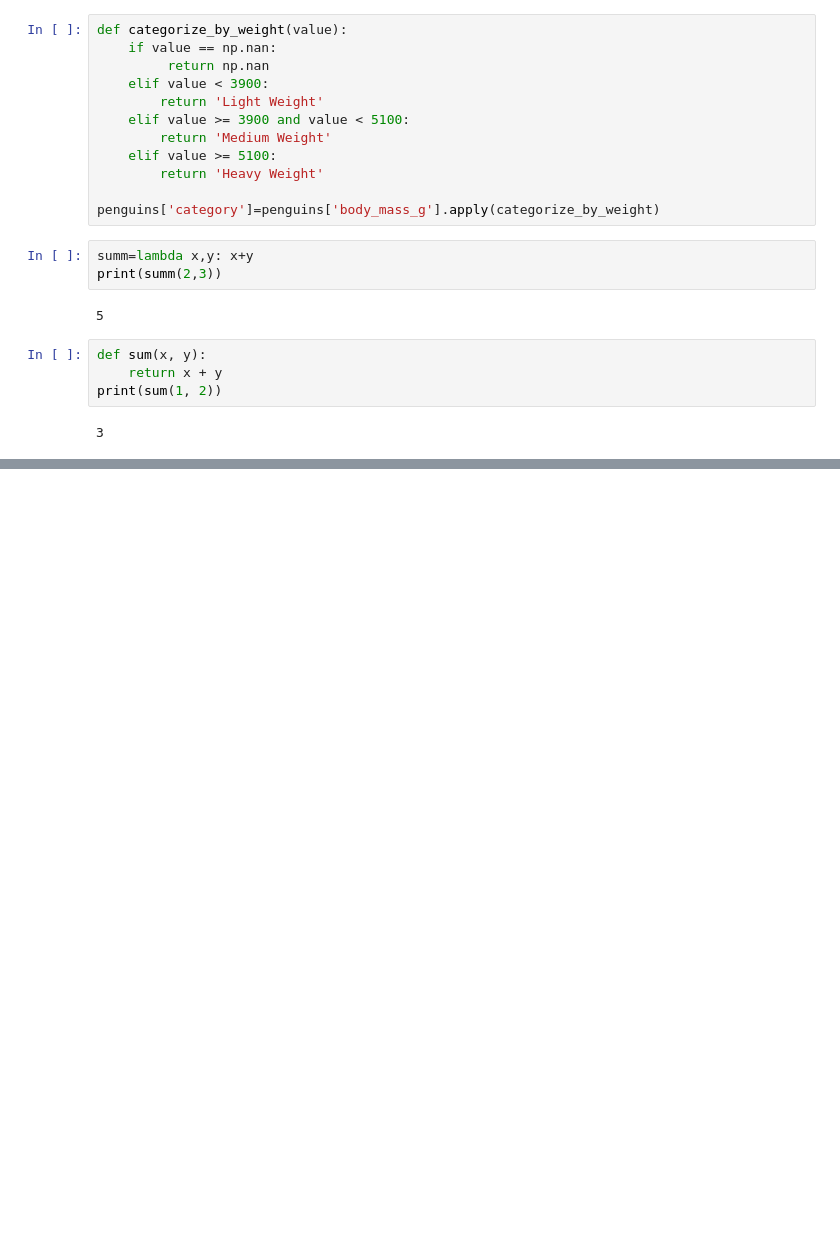
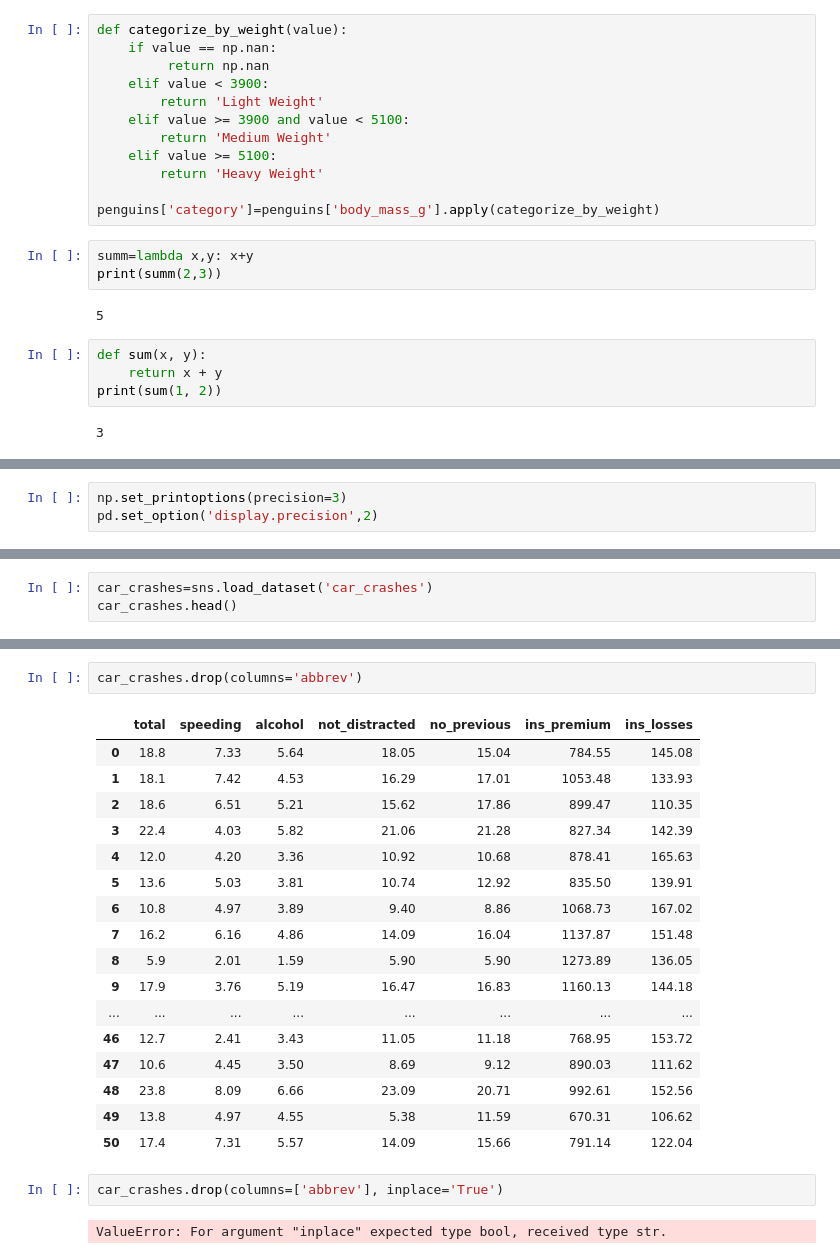
Before and after one commit to Utkash12/digipodium, a Jupyter notebook: data analysis/data_analysis.ipynb, the cells around one changed output, grey strips where cells are left out. Drawn from its saved outputs; the diff is of its cells as text; blank space fills up the shorter version.

```diff
--- a/data analysis/data_analysis.ipynb
+++ b/data analysis/data_analysis.ipynb
@@ -425,0 +458,3 @@ print(sum(1, 2))
+# %%
+np.set_printoptions(precision=3)
+pd.set_option('display.precision',2)
@@ -425,0 +617,3 @@ print(sum(1, 2))
+# %%
+car_crashes=sns.load_dataset('car_crashes')
+car_crashes.head()
@@ -425,0 +627,24 @@ print(sum(1, 2))
+# %%
+car_crashes.drop(columns='abbrev')
+# %% [output]
+|  | total | speeding | alcohol | not_distracted | no_previous | ins_premium | ins_losses |
+| 0 | 18.8 | 7.33 | 5.64 | 18.05 | 15.04 | 784.55 | 145.08 |
+| 1 | 18.1 | 7.42 | 4.53 | 16.29 | 17.01 | 1053.48 | 133.93 |
+| 2 | 18.6 | 6.51 | 5.21 | 15.62 | 17.86 | 899.47 | 110.35 |
+| 3 | 22.4 | 4.03 | 5.82 | 21.06 | 21.28 | 827.34 | 142.39 |
+| 4 | 12.0 | 4.20 | 3.36 | 10.92 | 10.68 | 878.41 | 165.63 |
+| 5 | 13.6 | 5.03 | 3.81 | 10.74 | 12.92 | 835.50 | 139.91 |
+| 6 | 10.8 | 4.97 | 3.89 | 9.40 | 8.86 | 1068.73 | 167.02 |
+| 7 | 16.2 | 6.16 | 4.86 | 14.09 | 16.04 | 1137.87 | 151.48 |
+| 8 | 5.9 | 2.01 | 1.59 | 5.90 | 5.90 | 1273.89 | 136.05 |
+| 9 | 17.9 | 3.76 | 5.19 | 16.47 | 16.83 | 1160.13 | 144.18 |
+| ... | ... | ... | ... | ... | ... | ... | ... |
+| 46 | 12.7 | 2.41 | 3.43 | 11.05 | 11.18 | 768.95 | 153.72 |
+| 47 | 10.6 | 4.45 | 3.50 | 8.69 | 9.12 | 890.03 | 111.62 |
+| 48 | 23.8 | 8.09 | 6.66 | 23.09 | 20.71 | 992.61 | 152.56 |
+| 49 | 13.8 | 4.97 | 4.55 | 5.38 | 11.59 | 670.31 | 106.62 |
+| 50 | 17.4 | 7.31 | 5.57 | 14.09 | 15.66 | 791.14 | 122.04 |
+# %%
+car_crashes.drop(columns=['abbrev'], inplace='True')
+# %% [output]
+ValueError: For argument "inplace" expected type bool, received type str.
```
Also changed, not shown: parts of 22 cells of this notebook, 1 other file.
